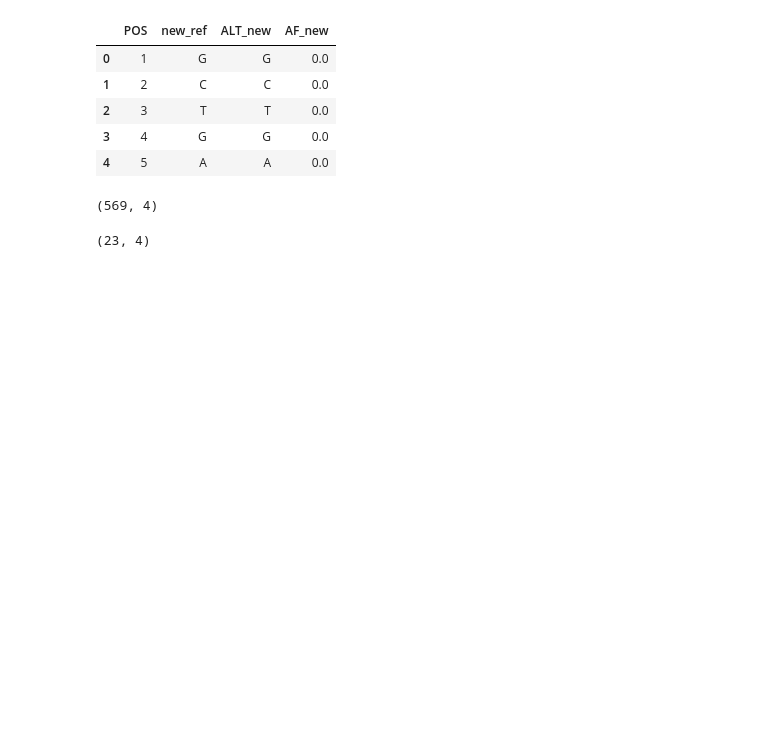
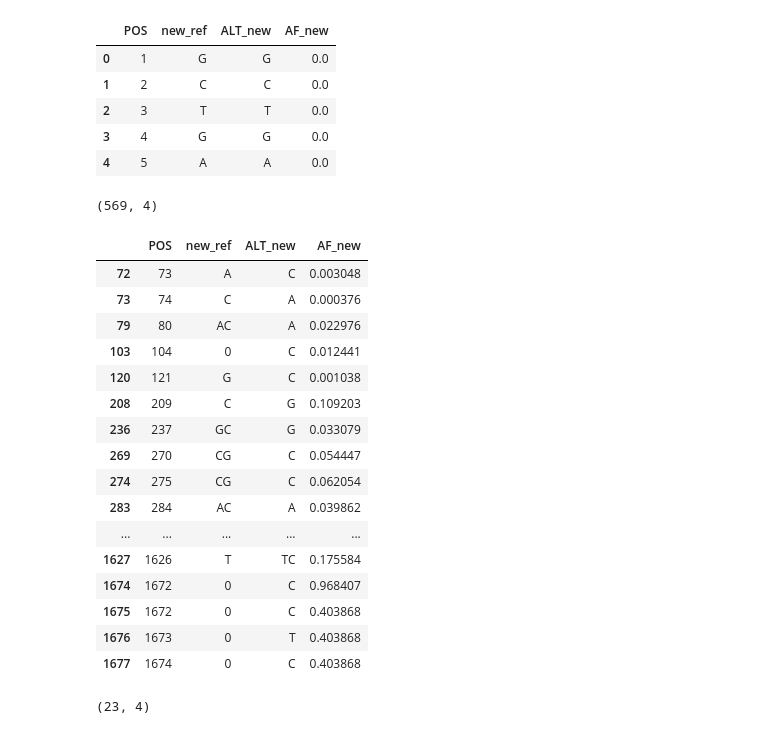
Before and after one commit to chowfi/Human-rDNA, a Jupyter notebook: notebooks/vcf_Reframe.ipynb, the cells around one changed output. Cells and saved outputs as stored; diff of their text form; code cells hidden in the pictures; blank space fills up the shorter version.

```diff
--- a/notebooks/vcf_Reframe.ipynb
+++ b/notebooks/vcf_Reframe.ipynb
@@ -829,6 +410,26 @@ merge_updated_df = merged_updated_df[merged_updated_df['AF_new']!=0] #new vcf ou
 merge_updated_df.shape
 # %% [output]
 (569, 4)
+# %%
+merge_updated_df.head(60)
+# %% [output]
+|  | POS | new_ref | ALT_new | AF_new |
+| 72 | 73 | A | C | 0.003048 |
+| 73 | 74 | C | A | 0.000376 |
+| 79 | 80 | AC | A | 0.022976 |
+| 103 | 104 | 0 | C | 0.012441 |
+| 120 | 121 | G | C | 0.001038 |
+| 208 | 209 | C | G | 0.109203 |
+| 236 | 237 | GC | G | 0.033079 |
+| 269 | 270 | CG | C | 0.054447 |
+| 274 | 275 | CG | C | 0.062054 |
+| 283 | 284 | AC | A | 0.039862 |
+| ... | ... | ... | ... | ... |
+| 1627 | 1626 | T | TC | 0.175584 |
+| 1674 | 1672 | 0 | C | 0.968407 |
+| 1675 | 1672 | 0 | C | 0.403868 |
+| 1676 | 1673 | 0 | T | 0.403868 |
+| 1677 | 1674 | 0 | C | 0.403868 |
 # %%
 merge_updated_df[merge_updated_df['AF_new']>0.5].shape
 # %% [output]
```
Also changed, not shown: parts of 29 cells of this notebook, 2 other files.
